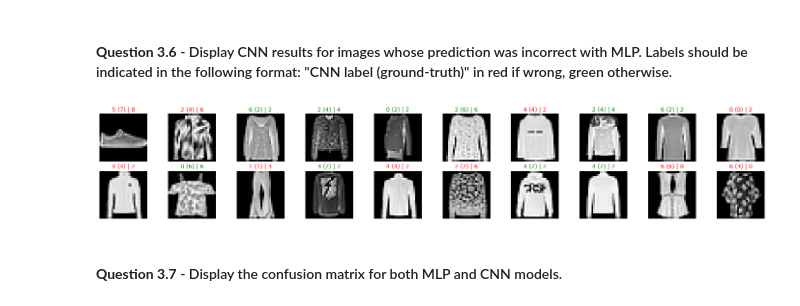
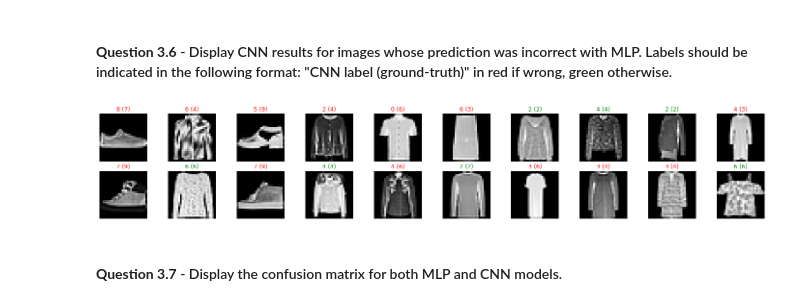
Before and after one commit to mm0806son/2110D_DeepLearning, a Jupyter notebook: lab-session-5-fashion-MNIST_Zijie NING.ipynb, the cells around one changed output. Saved outputs shown, nothing was run; the diff lists cells and outputs as text; code cells hidden in the pictures.

```diff
--- a/lab-session-5-fashion-MNIST_Zijie NING.ipynb
+++ b/lab-session-5-fashion-MNIST_Zijie NING.ipynb
@@ -497,18 +497,18 @@ test accuracy (overall): 90.62% (9062/10000)
 targets, preds_2 = get_all_prediction(model_2, test_loader)
 # %%
 # CELL TO BE COMPLETED
-index = np.where(preds_2 - preds_1 != 0)[0]
+index = np.where(preds_1 - targets != 0)[0]
 test_set_array = test_data.data.numpy()
 plt.figure(figsize=(25, 4))
 
 for i in range(20):
   plt.subplot(2, 10, i + 1)
   plt.axis('off')
   plt.imshow(test_set_array[index[i],:,:], cmap='gray')
-  plt.title("{} ({}) | {}".format(str(np.int(preds_1[index[i]])), str(np.int(targets[index[i]])), str(np.int(preds_2[index[i]]))), color=("green" if preds_2[index[i]]==targets[index[i]] else "red"))
+  plt.title("{} ({})".format(str(np.int(preds_2[index[i]])), str(np.int(targets[index[i]]))), color=("green" if preds_2[index[i]]==targets[index[i]] else "red"))
 plt.show()
 # %% [output]
-[figure, old version]
+[figure, new version]
 # %% [markdown]
 #### **Question 3.7** - Display the confusion matrix for both MLP and CNN models. <a class="anchor" id="question_3_7"></a>
 # %%
```
Also changed, not shown: parts of 5 cells of this notebook.
